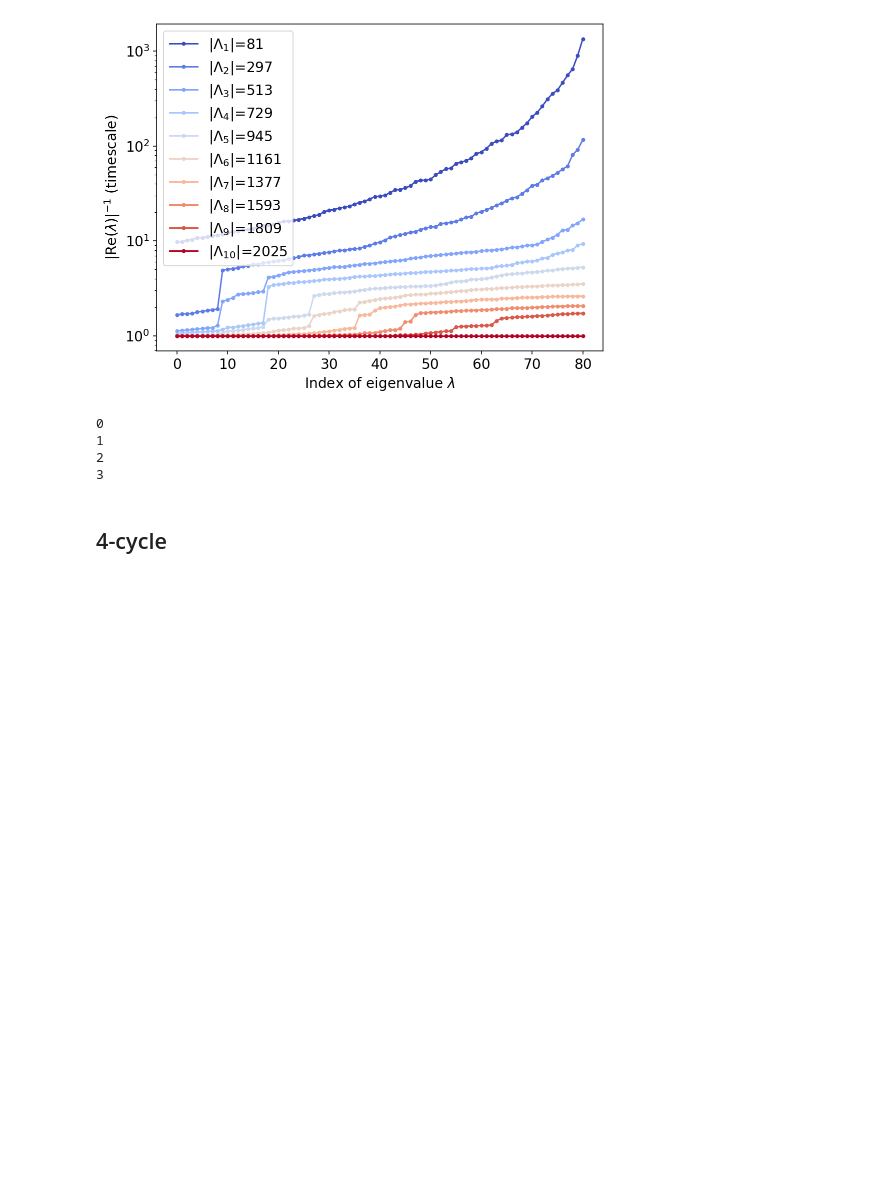
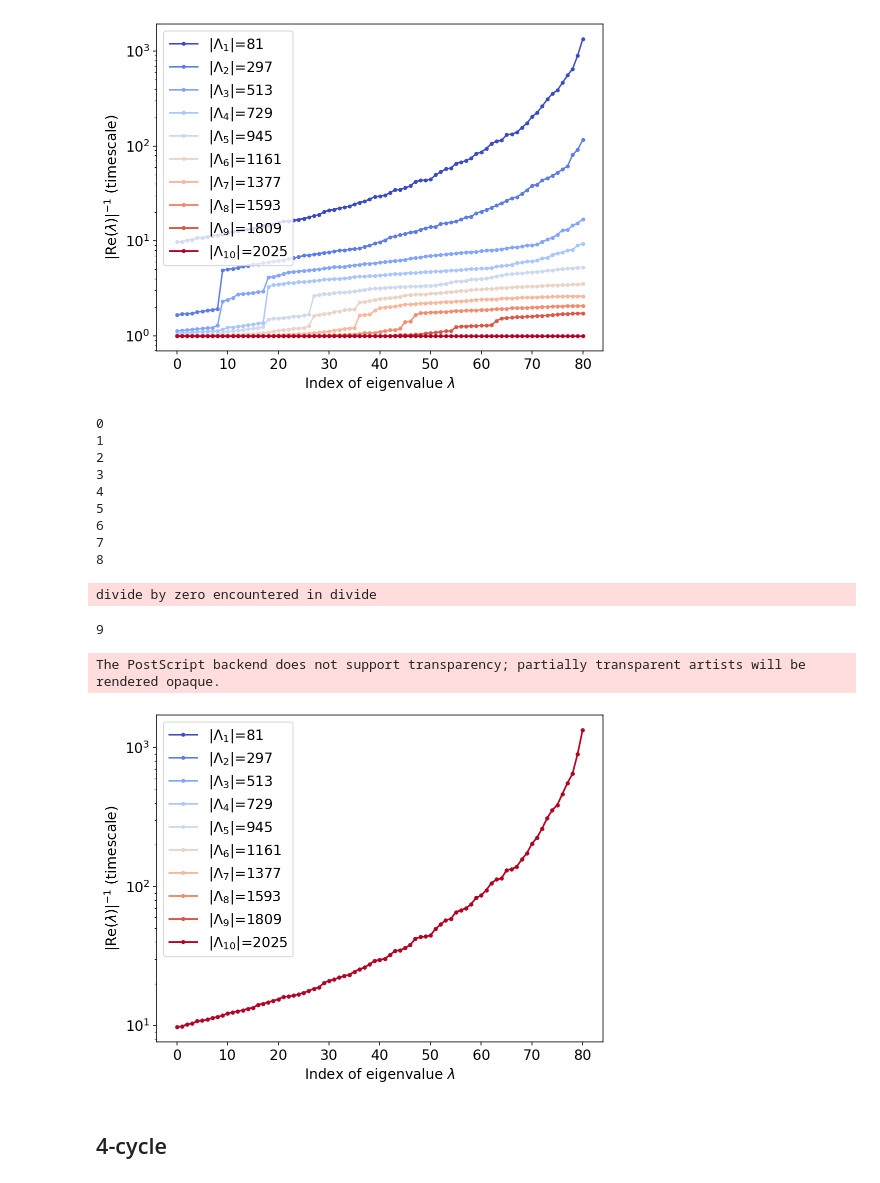
Before and after one commit to oskarhenriksson/estimating-birch-points-with-networks, a Jupyter notebook: experiments.ipynb, the cells around one changed output. Cells and saved outputs as stored; diff of their text form; code cells hidden in the pictures; blank space fills up the shorter version.

```diff
--- a/experiments.ipynb
+++ b/experiments.ipynb
@@ -42,21 +34,21 @@ def integer_basis_for_nullspace(A_np: np.ndarray):
     r = np.linalg.matrix_rank(B)
     return B[:, pivot_columns[0:r]]
 # %%
-def timescales(Gamma,
+def timescales(Lambda,
                u=None,
                tfinal=1e3,
                n_timestep=750,
                u_rand_min=10,
                u_rand_max=50):
 
-    Gamma_rk = te.rank(Gamma)
+    Lambda_rk = te.rank(Lambda)
 
     if u is None:
-        u = np.random.randint(u_rand_min, u_rand_max, size=(1, Gamma.shape[0]))
+        u = np.random.randint(u_rand_min, u_rand_max, size=(1, Lambda.shape[0]))
 
-    te_model = write_tellurium_model_via_SBML(Gamma, return_runtime=False)
+    te_model = write_tellurium_model_via_SBML(Lambda, return_runtime=False)
 
-    MLE, _, _, _, _, eig = MLE_tellurium(Gamma,
+    MLE, _, _, _, _, eig = MLE_tellurium(Lambda,
                                          te_model,
                                          tfinal,
                                          n_timestep,
@@ -65,7 +57,7 @@ def timescales(Gamma,
 
     eig_real = eig.real
     eig_imag = eig.imag
-    eig_real_nonzero = eig_real[0:Gamma_rk]
+    eig_real_nonzero = eig_real[0:Lambda_rk]
 
     return 1 / abs(eig_real_nonzero)
 # %%
@@ -94,16 +86,16 @@ os.chdir(model_str)
 np.savetxt('A.txt', A, delimiter=',', fmt='%d')
 # %%
 # Markov basis (sorted so that the first columns form a full-rank matrix)
-Gamma_mb = independence_model_markov_basis(a, b)
-Q, R, pivot_columns = scipy.linalg.qr(Gamma_mb, mode='economic', pivoting=True)
-Gamma_mb = Gamma_mb[:, pivot_columns]
+Lambda_mb = independence_model_markov_basis(a, b)
+Q, R, pivot_columns = scipy.linalg.qr(Lambda_mb, mode='economic', pivoting=True)
+Lambda_mb = Lambda_mb[:, pivot_columns]
 
-u = np.random.randint(10, 50, size=(1, re.rank(Gamma_mb)))
+u = np.random.randint(10, 50, size=(1, re.rank(Lambda_mb)))
 np.savetxt('u.txt', u, delimiter=',', fmt='%.5f')
 # %%
 number_of_m_values = 10
 m_values = np.rint(
-    np.linspace(te.rank(Gamma_mb), Gamma_mb.shape[1],
+    np.linspace(te.rank(Lambda_mb), Lambda_mb.shape[1],
                 number_of_m_values)).astype(int)
 colors = cm.coolwarm(np.linspace(0, 1, len(m_values)))
 # %%
@@ -116,10 +108,10 @@ new_plot()
 for i, m in enumerate(m_values):
     print(i)
     np.savetxt(dir_name + f'/Lambda{i+1}.txt',
-               Gamma_mb[:, 0:m],
+               Lambda_mb[:, 0:m],
                delimiter=',',
                fmt='%d')
-    T = timescales(Gamma_mb[:, 0:m], u)
+    T = timescales(Lambda_mb[:, 0:m], u)
     np.savetxt(dir_name + f'/timescales_for_Lambda{i+1}.txt',
                T,
                delimiter=',',
@@ -151,40 +143,49 @@ dir_name = f'towards_random_spanning_set'
 os.makedirs(dir_name, exist_ok=True)
 
 extension_matrix = np.hstack(
-    (np.eye(te.rank(Gamma_mb), dtype=int),
+    (np.eye(te.rank(Lambda_mb), dtype=int),
      np.random.choice(range(-2, 3),
-                      size=(te.rank(Gamma_mb),
-                            Gamma_mb.shape[1] - te.rank(Gamma_mb)))))
-Gamma_spanning_set = np.dot(Gamma_mb[:, 0:te.rank(Gamma_mb)], extension_matrix)
+                      size=(te.rank(Lambda_mb),
+                            Lambda_mb.shape[1] - te.rank(Lambda_mb)))))
+Lambda_spanning_set = np.dot(Lambda_mb[:, 0:te.rank(Lambda_mb)], extension_matrix)
 
 new_plot()
 
 for i, m in enumerate(m_values):
     print(i)
     np.savetxt(dir_name + f'/Lambda{i+1}.txt',
-               Gamma_spanning_set[:, 0:m],
+               Lambda_spanning_set[:, 0:m],
                delimiter=',',
                fmt='%d')
-    T = timescales(Gamma_spanning_set[:, 0:m], u)
+    T = timescales(Lambda_spanning_set[:, 0:m], u)
     np.savetxt(dir_name + f'/timescales_for_Lambda{i+1}.txt',
                T,
                delimiter=',',
                fmt='%.5f')
     timescale_plot(T, label=f'|Λ$_{{{i+1}}}$|={m}', color=colors[i])
 
 plt.legend()
 
 plt.savefig(dir_name +
             f"/independence_model_increasing_lambda_to_random_spanning.eps",
             format='eps')
 plt.savefig(dir_name +
             f"/independence_model_increasing_lambda_to_random_spanning.pdf",
             format='pdf')
 # %% [output]
 0
 1
 2
 3
+4
+5
+6
+7
+8
+divide by zero encountered in divide
+9
+The PostScript backend does not support transparency; partially transparent artists will be rendered opaque.
+[figure, added]
 # %% [markdown]
 ## 4-cycle
 # %%
```
Also changed, not shown: parts of 5 cells of this notebook.
